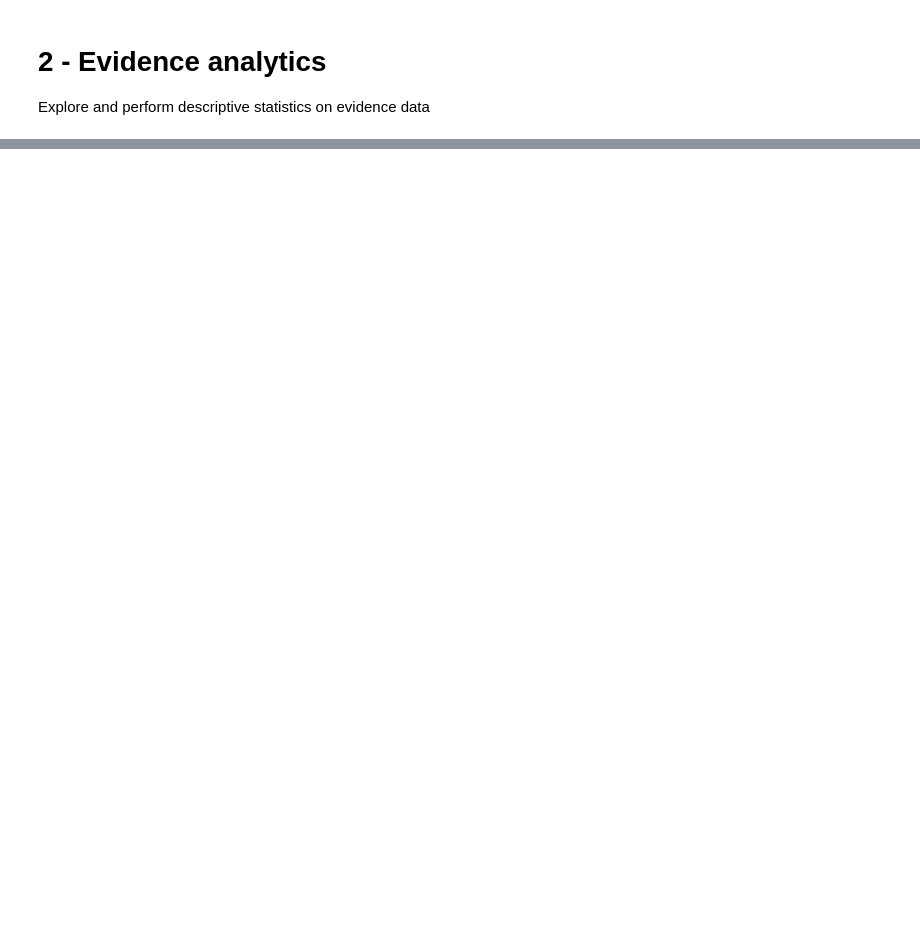
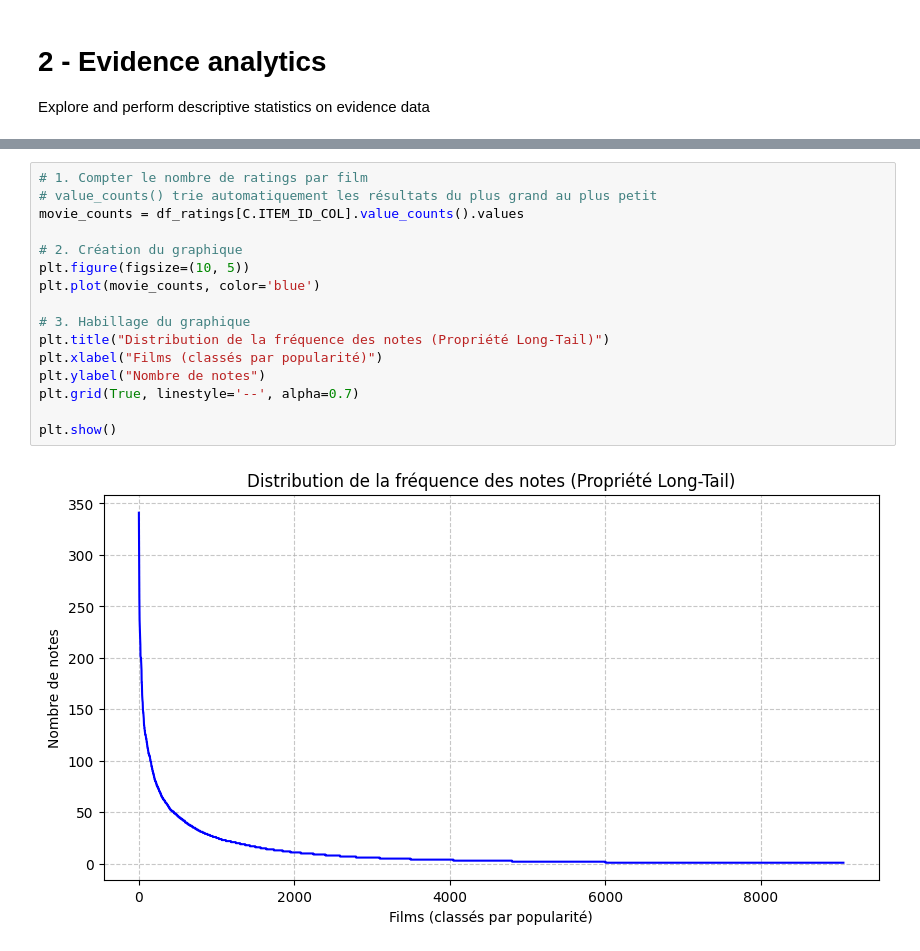
Before and after one commit to nmohymont/Recommender_Systems, a Jupyter notebook: analytics.ipynb, the cells around one changed output, grey strips where cells are left out. Cells and saved outputs as stored; diff of their text form; blank space fills up the shorter version.

```diff
--- a/analytics.ipynb
+++ b/analytics.ipynb
@@ -256,0 +95,18 @@ Sparsity : 94.07 %
+# %%
+# 1. Compter le nombre de ratings par film
+# value_counts() trie automatiquement les résultats du plus grand au plus petit
+movie_counts = df_ratings[C.ITEM_ID_COL].value_counts().values
+
+# 2. Création du graphique
+plt.figure(figsize=(10, 5))
+plt.plot(movie_counts, color='blue')
+
+# 3. Habillage du graphique
+plt.title("Distribution de la fréquence des notes (Propriété Long-Tail)")
+plt.xlabel("Films (classés par popularité)")
+plt.ylabel("Nombre de notes")
+plt.grid(True, linestyle='--', alpha=0.7)
+
+plt.show()
+# %% [output]
+[figure, added]
```
Also changed, not shown: parts of 14 cells of this notebook, 7 other files.
